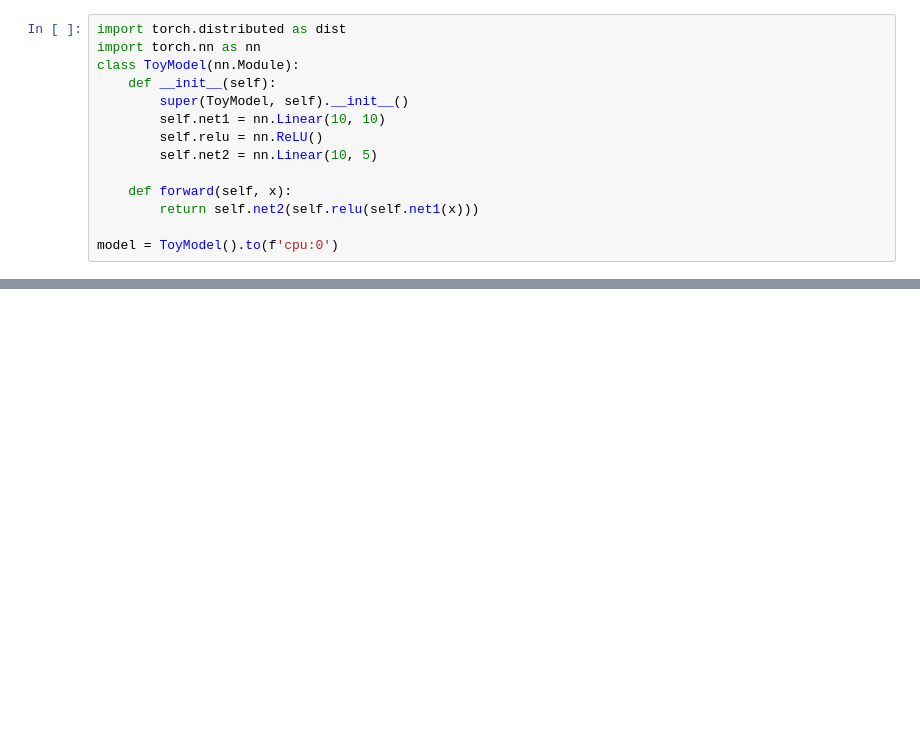
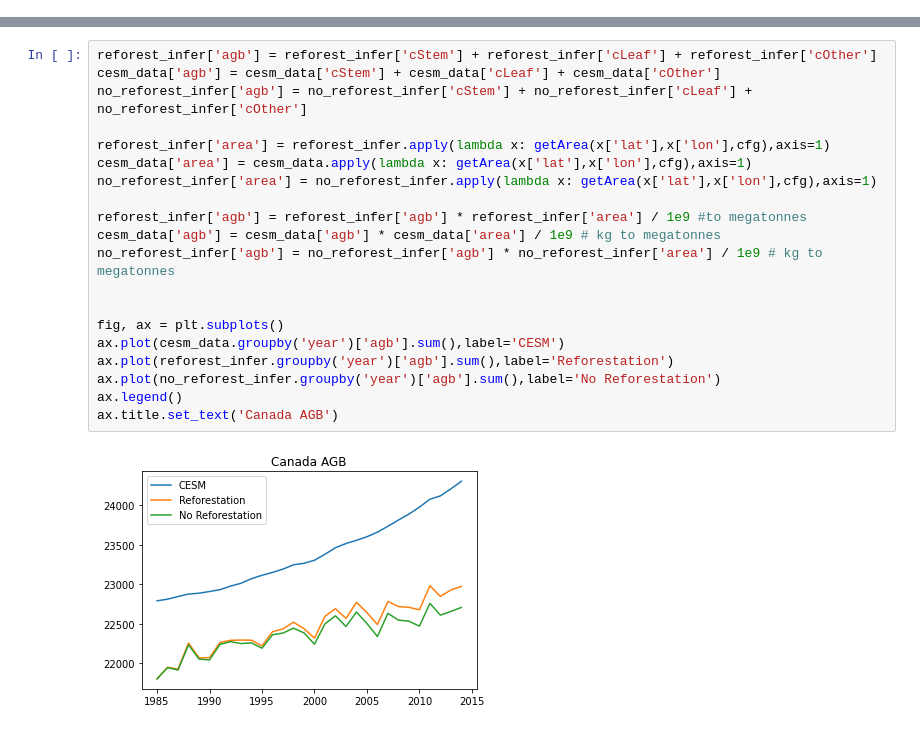
Before and after one commit to grahamclyne/thesis, a Jupyter notebook: Untitled-1.ipynb, the cells around one changed output, grey strips where cells are left out. Saved outputs shown, nothing was run; the diff lists cells and outputs as text; blank space fills up the shorter version.

```diff
--- a/Untitled-1.ipynb
+++ b/Untitled-1.ipynb
@@ -174,14 +0,0 @@ torch.device('cpu:0')
-# %%
-import torch.distributed as dist
-import torch.nn as nn
-class ToyModel(nn.Module):
-    def __init__(self):
-        super(ToyModel, self).__init__()
-        self.net1 = nn.Linear(10, 10)
-        self.relu = nn.ReLU()
-        self.net2 = nn.Linear(10, 5)
-
-    def forward(self, x):
-        return self.net2(self.relu(self.net1(x)))
-
-model = ToyModel().to(f'cpu:0')
@@ -187,0 +183,22 @@ model = ToyModel().to(f'cpu:0')
+# %%
+reforest_infer['agb'] = reforest_infer['cStem'] + reforest_infer['cLeaf'] + reforest_infer['cOther']
+cesm_data['agb'] = cesm_data['cStem'] + cesm_data['cLeaf'] + cesm_data['cOther']
+no_reforest_infer['agb'] = no_reforest_infer['cStem'] + no_reforest_infer['cLeaf'] + no_reforest_infer['cOther']
+
+reforest_infer['area'] = reforest_infer.apply(lambda x: getArea(x['lat'],x['lon'],cfg),axis=1)
+cesm_data['area'] = cesm_data.apply(lambda x: getArea(x['lat'],x['lon'],cfg),axis=1)
+no_reforest_infer['area'] = no_reforest_infer.apply(lambda x: getArea(x['lat'],x['lon'],cfg),axis=1)
+
+reforest_infer['agb'] = reforest_infer['agb'] * reforest_infer['area'] / 1e9 #to megatonnes
+cesm_data['agb'] = cesm_data['agb'] * cesm_data['area'] / 1e9 # kg to megatonnes
+no_reforest_infer['agb'] = no_reforest_infer['agb'] * no_reforest_infer['area'] / 1e9 # kg to megatonnes
+
+
+fig, ax = plt.subplots()
+ax.plot(cesm_data.groupby('year')['agb'].sum(),label='CESM')
+ax.plot(reforest_infer.groupby('year')['agb'].sum(),label='Reforestation')
+ax.plot(no_reforest_infer.groupby('year')['agb'].sum(),label='No Reforestation')
+ax.legend()
+ax.title.set_text('Canada AGB')
+# %% [output]
+[figure, added]
```
Also changed, not shown: parts of 20 cells of this notebook, 14 other files.
